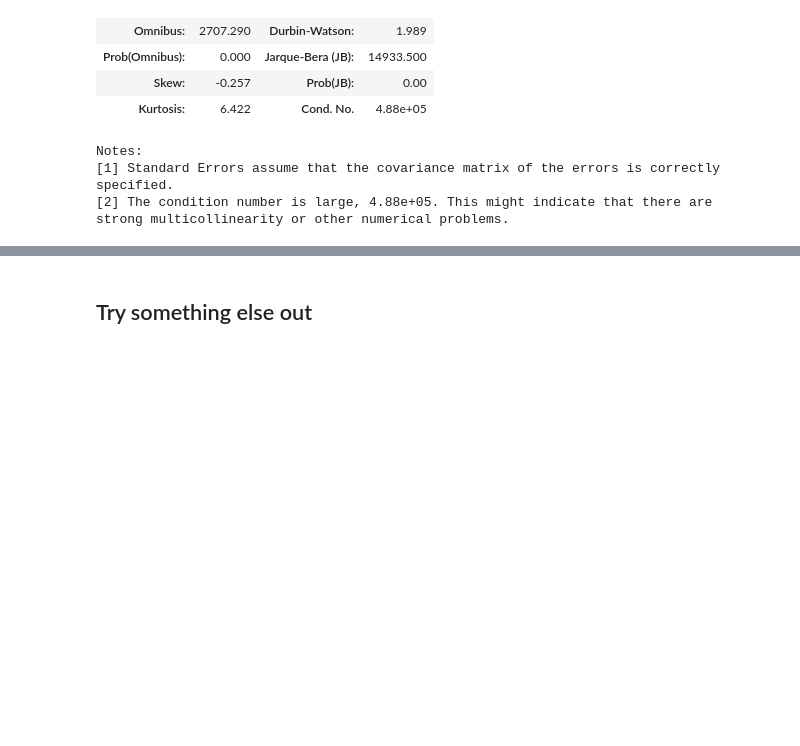
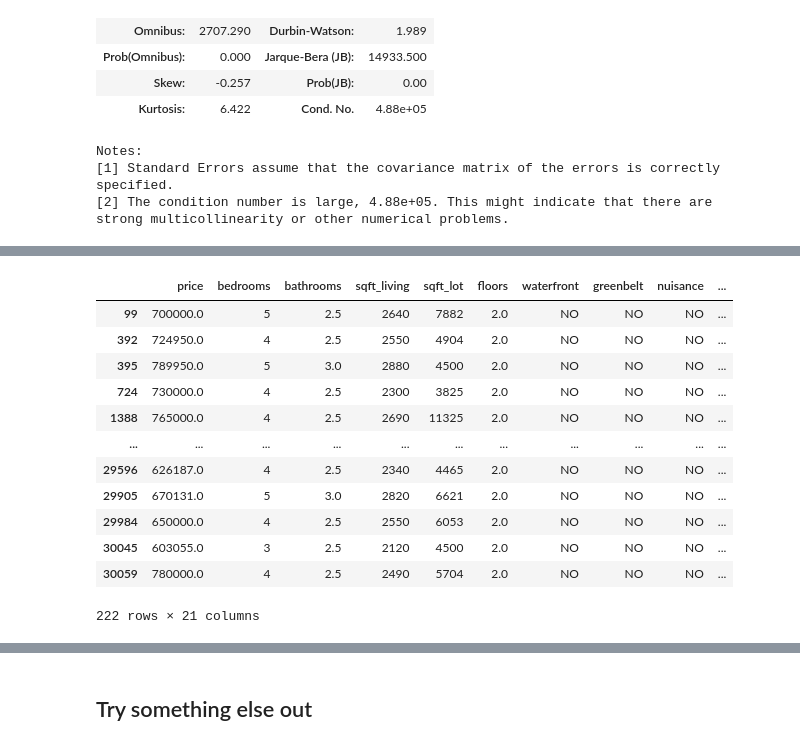
Before and after one commit to mduncan23/King-County-Real-Estate-Analysis, a Jupyter notebook: Jasmine Project Workbook-Copy1.ipynb, the cells around one changed output, grey strips where cells are left out. Saved outputs shown, nothing was run; the diff lists cells and outputs as text; code cells hidden in the pictures; blank space fills up the shorter version.

```diff
--- a/Jasmine Project Workbook-Copy1.ipynb
+++ b/Jasmine Project Workbook-Copy1.ipynb
@@ -631,0 +670,27 @@ strong multicollinearity or other numerical problems.
+# %%
+df_98042 = df_test.loc[df_test['zip'] == '98042']
+df_98042 = df_98042.loc[df_test['sqft_patio'] > 0 ]
+df_98042 = df_98042.loc[df_test['sqft_garage'] > 0 ]
+# df_98042 = df_98042.loc[df_test['sqft_basement'] > 0 ]
+df_98042 = df_98042.loc[df_test['sewer_system'] == 'PUBLIC' ]
+df_98042 = df_98042.loc[df_test['heat_source'] == 'Gas' ]
+df_98042 = df_98042.loc[df_test['view'] == 'NONE' ]
+df_98042 = df_98042.loc[df_test['nuisance'] == 'NO' ]
+df_98042 = df_98042.loc[df_test['greenbelt'] == 'NO' ]
+df_98042 = df_98042.loc[df_test['waterfront'] == 'NO' ]
+df_98042 = df_98042.loc[(df_test['sqft_living'] >= 2000) & (df_test['sqft_living'] <= 3000)]
+df_98042
+# %% [output]
+|  | price | bedrooms | bathrooms | sqft_living | sqft_lot | floors | waterfront | greenbelt | nuisance | ... |
+| 99 | 700000.0 | 5 | 2.5 | 2640 | 7882 | 2.0 | NO | NO | NO | ... |
+| 392 | 724950.0 | 4 | 2.5 | 2550 | 4904 | 2.0 | NO | NO | NO | ... |
+| 395 | 789950.0 | 5 | 3.0 | 2880 | 4500 | 2.0 | NO | NO | NO | ... |
+| 724 | 730000.0 | 4 | 2.5 | 2300 | 3825 | 2.0 | NO | NO | NO | ... |
+| 1388 | 765000.0 | 4 | 2.5 | 2690 | 11325 | 2.0 | NO | NO | NO | ... |
+| ... | ... | ... | ... | ... | ... | ... | ... | ... | ... | ... |
+| 29596 | 626187.0 | 4 | 2.5 | 2340 | 4465 | 2.0 | NO | NO | NO | ... |
+| 29905 | 670131.0 | 5 | 3.0 | 2820 | 6621 | 2.0 | NO | NO | NO | ... |
+| 29984 | 650000.0 | 4 | 2.5 | 2550 | 6053 | 2.0 | NO | NO | NO | ... |
+| 30045 | 603055.0 | 3 | 2.5 | 2120 | 4500 | 2.0 | NO | NO | NO | ... |
+| 30059 | 780000.0 | 4 | 2.5 | 2490 | 5704 | 2.0 | NO | NO | NO | ... |
+222 rows × 21 columns
```
Also changed, not shown: parts of 7 cells of this notebook.
